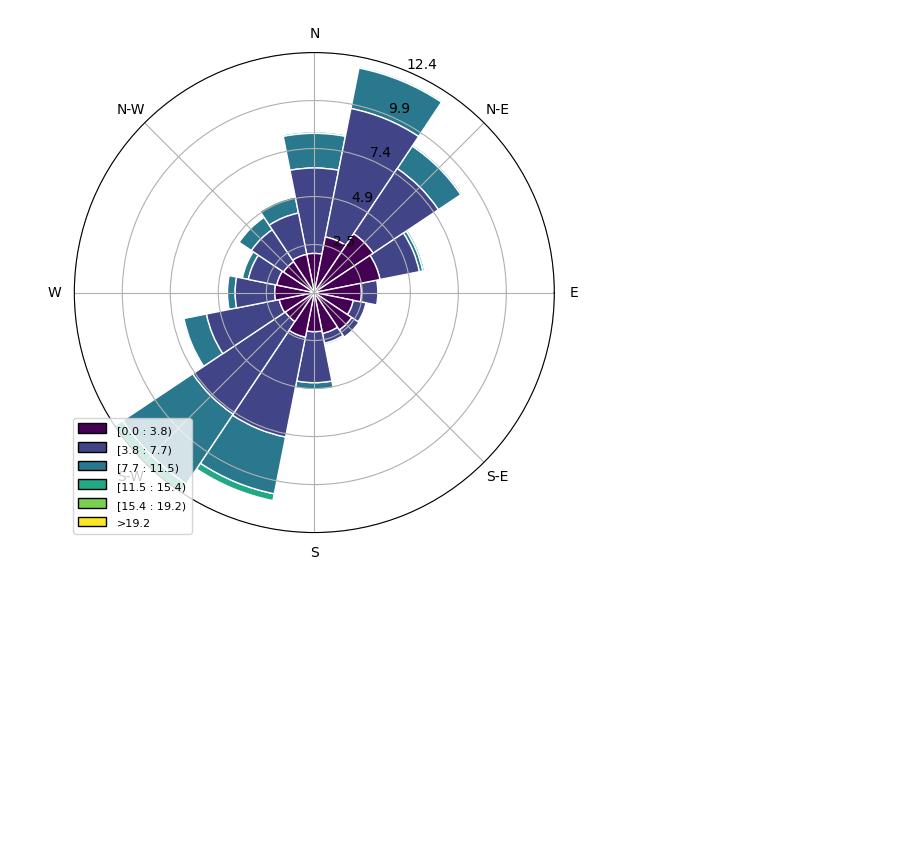
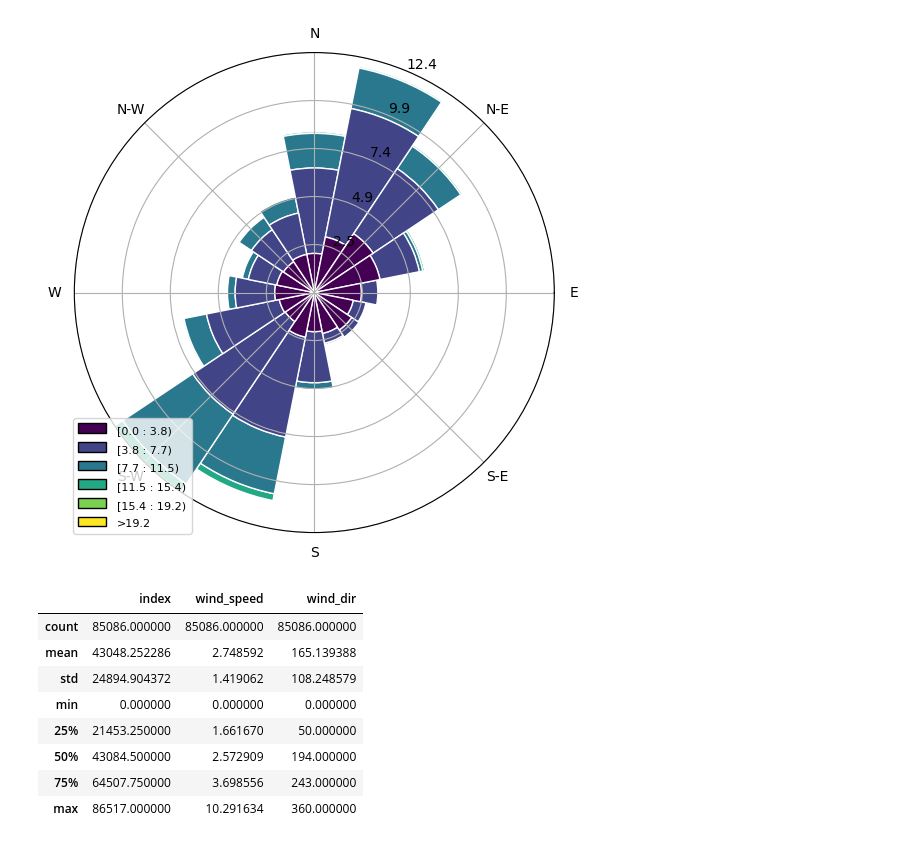
Before and after one commit to sblockhartzzero/CSI_JP_SpectralAnalysis_Python, a Jupyter notebook: probe_ndbc_wind.ipynb, the cells around one changed output. Cells and saved outputs as stored; diff of their text form; code cells hidden in the pictures; blank space fills up the shorter version.

```diff
--- a/probe_ndbc_wind.ipynb
+++ b/probe_ndbc_wind.ipynb
@@ -169,0 +182,12 @@ ax.set_legend();
+# %%
+df_wind_speeds.describe()
+# %% [output]
+|  | index | wind_speed | wind_dir |
+| count | 85086.000000 | 85086.000000 | 85086.000000 |
+| mean | 43048.252286 | 2.748592 | 165.139388 |
+| std | 24894.904372 | 1.419062 | 108.248579 |
+| min | 0.000000 | 0.000000 | 0.000000 |
+| 25% | 21453.250000 | 1.661670 | 50.000000 |
+| 50% | 43084.500000 | 2.572909 | 194.000000 |
+| 75% | 64507.750000 | 3.698556 | 243.000000 |
+| max | 86517.000000 | 10.291634 | 360.000000 |
```
Also changed, not shown: parts of 9 cells of this notebook.
